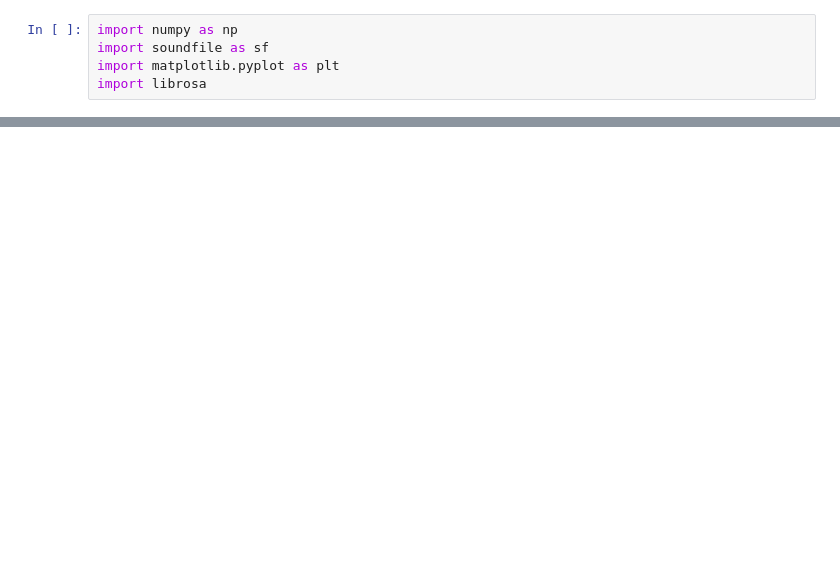
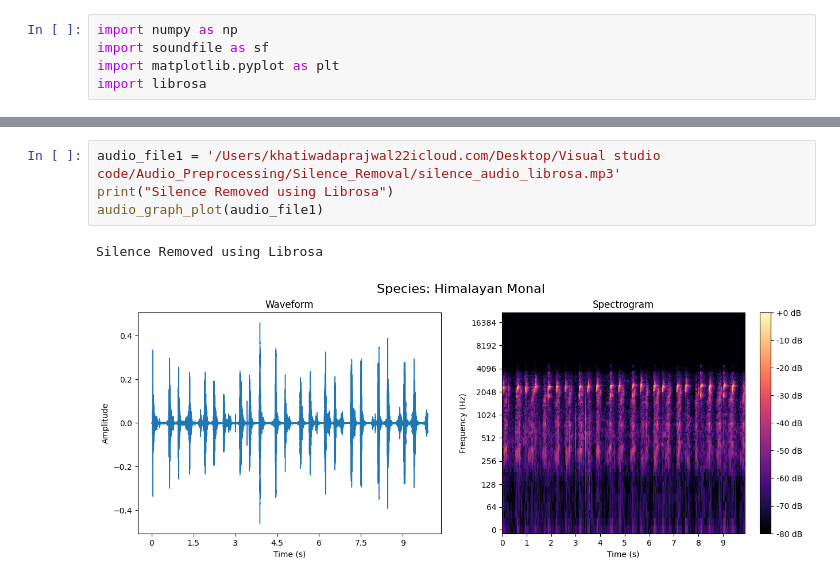
Before and after one commit to KhatiwadaPrajwal056/Audio_Preprocessing, a Jupyter notebook: Silence_Removal/Audio_resampling.ipynb, the cells around one changed output, grey strips where cells are left out. Saved outputs shown, nothing was run; the diff lists cells and outputs as text; blank space fills up the shorter version.

```diff
--- a/Silence_Removal/Audio_resampling.ipynb
+++ b/Silence_Removal/Audio_resampling.ipynb
@@ -114,0 +97,7 @@ Cleaned Audio Using Librosa
+# %%
+audio_file1 = '/Users/khatiwadaprajwal22icloud.com/Desktop/Visual studio code/Audio_Preprocessing/Silence_Removal/silence_audio_librosa.mp3'
+print("Silence Removed using Librosa")
+audio_graph_plot(audio_file1)
+# %% [output]
+Silence Removed using Librosa
+[figure, added]
```
Also changed, not shown: parts of 13 cells of this notebook, 14 other files.
